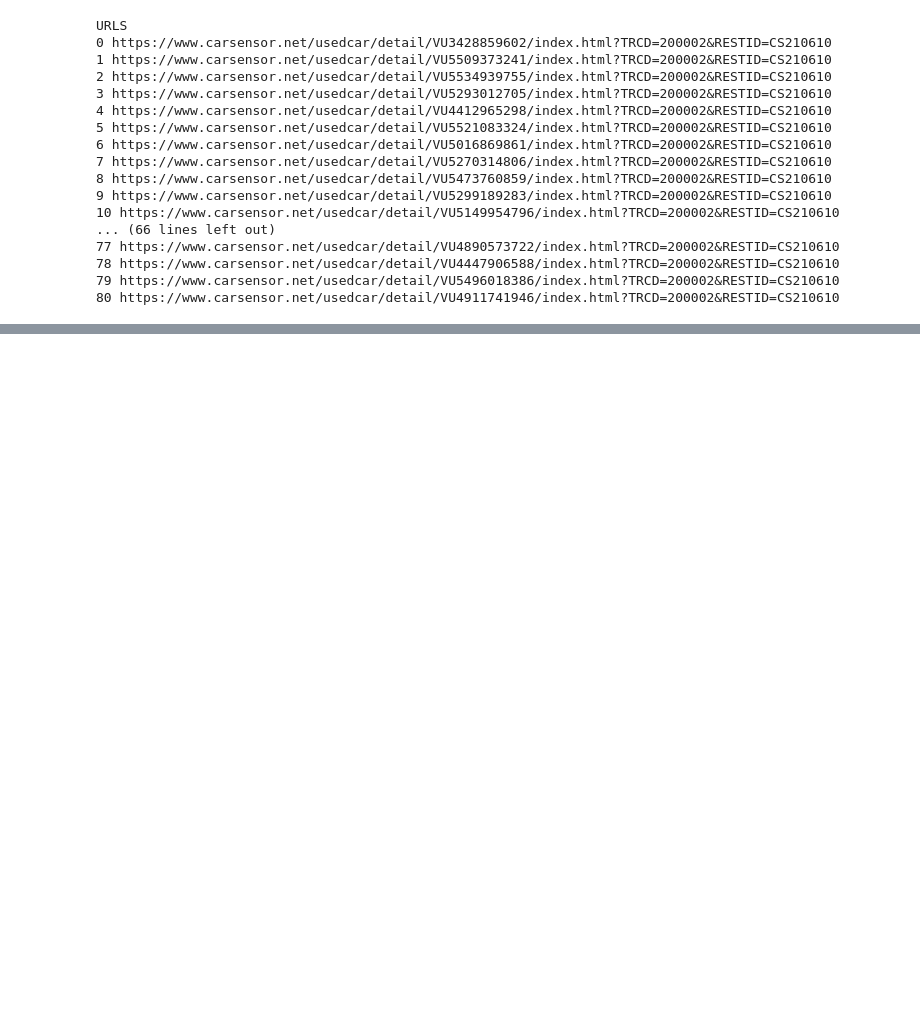
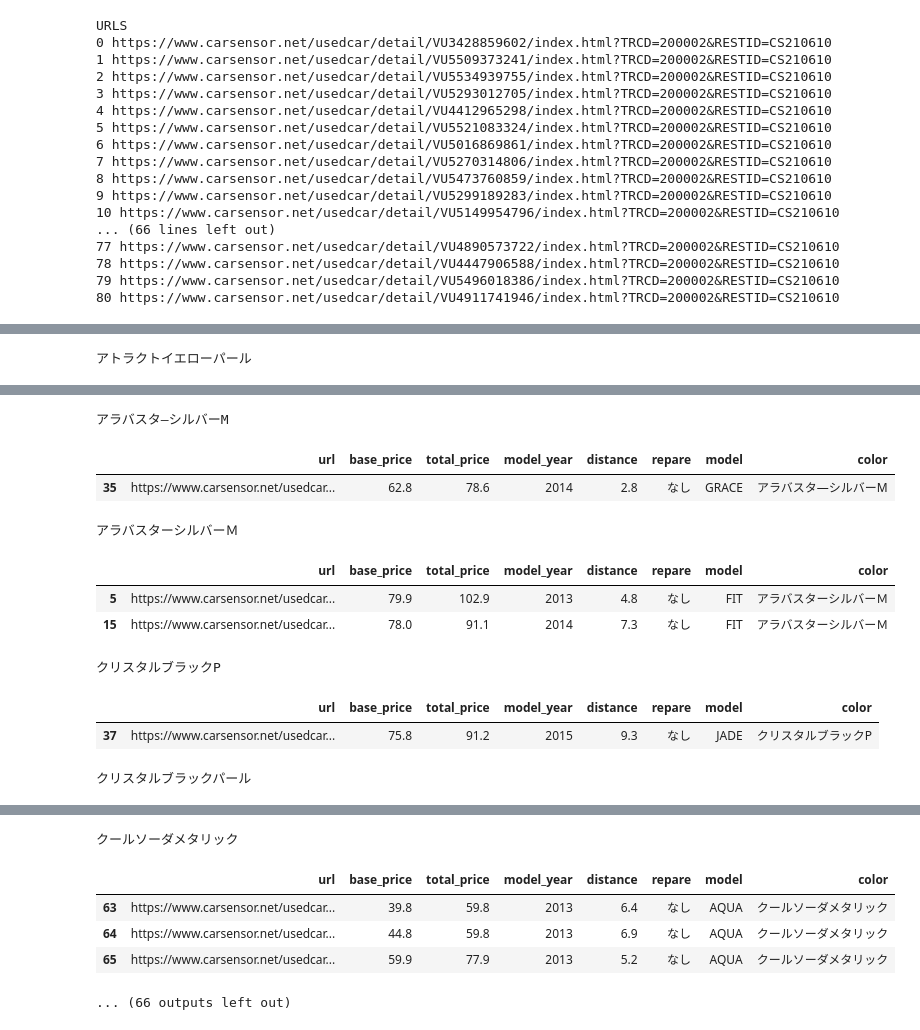
Before and after one commit to pyotr777/car_scraping, a Jupyter notebook: scrape_test1.ipynb, the cells around one changed output, grey strips where cells are left out. Cells and saved outputs as stored; diff of their text form; code cells hidden in the pictures; blank space fills up the shorter version.

```diff
--- a/scrape_test1.ipynb
+++ b/scrape_test1.ipynb
@@ -556,0 +580,7 @@ Name: 0, dtype: object
+# %%
+show_columns = ['url','base_price','total_price','model_year','distance','repare','model','color']
+for c, df in cars.groupby('color',as_index=False):
+    print(c)
+    display(df[show_columns])
+# %% [output]
+アトラクトイエローパール
@@ -556,0 +589,11 @@ Name: 0, dtype: object
+アラバスタ―シルバーM
+|  | url | base_price | total_price | model_year | distance | repare | model | color |
+| 35 | https://www.carsensor.net/usedcar... | 62.8 | 78.6 | 2014 | 2.8 | なし | GRACE | アラバスタ―シルバーM |
+アラバスターシルバーＭ
+|  | url | base_price | total_price | model_year | distance | repare | model | color |
+| 5 | https://www.carsensor.net/usedcar... | 79.9 | 102.9 | 2013 | 4.8 | なし | FIT | アラバスターシルバーＭ |
+| 15 | https://www.carsensor.net/usedcar... | 78.0 | 91.1 | 2014 | 7.3 | なし | FIT | アラバスターシルバーＭ |
+クリスタルブラックP
+|  | url | base_price | total_price | model_year | distance | repare | model | color |
+| 37 | https://www.carsensor.net/usedcar... | 75.8 | 91.2 | 2015 | 9.3 | なし | JADE | クリスタルブラックP |
+クリスタルブラックパール
@@ -556,0 +602,6 @@ Name: 0, dtype: object
+クールソーダメタリック
+|  | url | base_price | total_price | model_year | distance | repare | model | color |
+| 63 | https://www.carsensor.net/usedcar... | 39.8 | 59.8 | 2013 | 6.4 | なし | AQUA | クールソーダメタリック |
+| 64 | https://www.carsensor.net/usedcar... | 44.8 | 59.8 | 2013 | 6.9 | なし | AQUA | クールソーダメタリック |
+| 65 | https://www.carsensor.net/usedcar... | 59.9 | 77.9 | 2013 | 5.2 | なし | AQUA | クールソーダメタリック |
+... (66 outputs left out)
```
Also changed, not shown: parts of 11 cells of this notebook.
